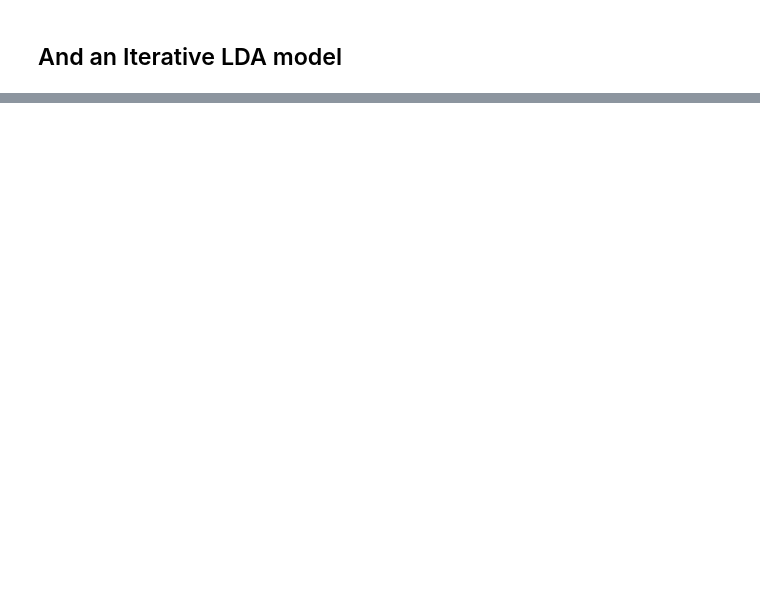
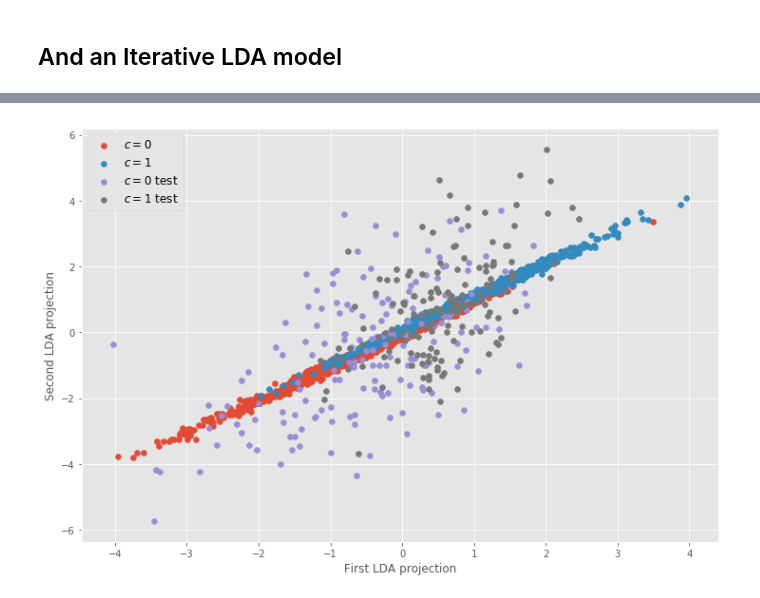
Before and after one commit to guydav/minerva, a Jupyter notebook: notebooks/CS156/0.X Final Project - Iceberg Kaggle.ipynb, the cells around one changed output, grey strips where cells are left out. Saved outputs shown, nothing was run; the diff lists cells and outputs as text; code cells hidden in the pictures; blank space fills up the shorter version.

```diff
--- a/notebooks/CS156/0.X Final Project - Iceberg Kaggle.ipynb
+++ b/notebooks/CS156/0.X Final Project - Iceberg Kaggle.ipynb
@@ -105,0 +197,17 @@ print(np.sum(svm.predict(transformed_X_test) == y_test) / y_test.shape[0])
+# %%
+fig = plt.figure(figsize=(12, 8))
+ax = fig.gca()
+
+ax.scatter(transformed_X_train[train_0][:,0], transformed_X_train[train_0][:,1], label='$c=0$')
+ax.scatter(transformed_X_train[train_1][:,0], transformed_X_train[train_1][:,1], label='$c=1$')
+
+ax.scatter(transformed_X_test[test_0][:,0], transformed_X_test[test_0][:,1], label='$c=0$ test')
+ax.scatter(transformed_X_test[test_1][:,0], transformed_X_test[test_1][:,1], label='$c=1$ test')
+
+ax.legend(loc=2, fontsize=12)
+ax.set_xlabel('First LDA projection', size=12)
+ax.set_ylabel('Second LDA projection', size=12)
+
+plt.show()
+# %% [output]
+[figure, added]
```
Also changed, not shown: parts of 15 cells of this notebook, 2 other files.
